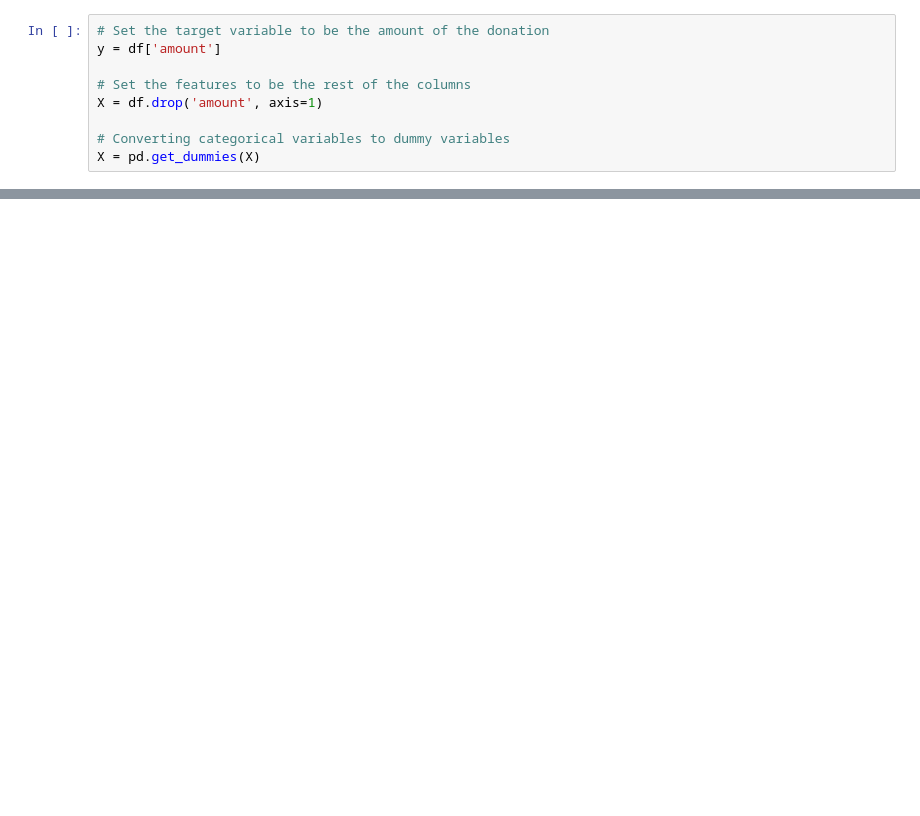
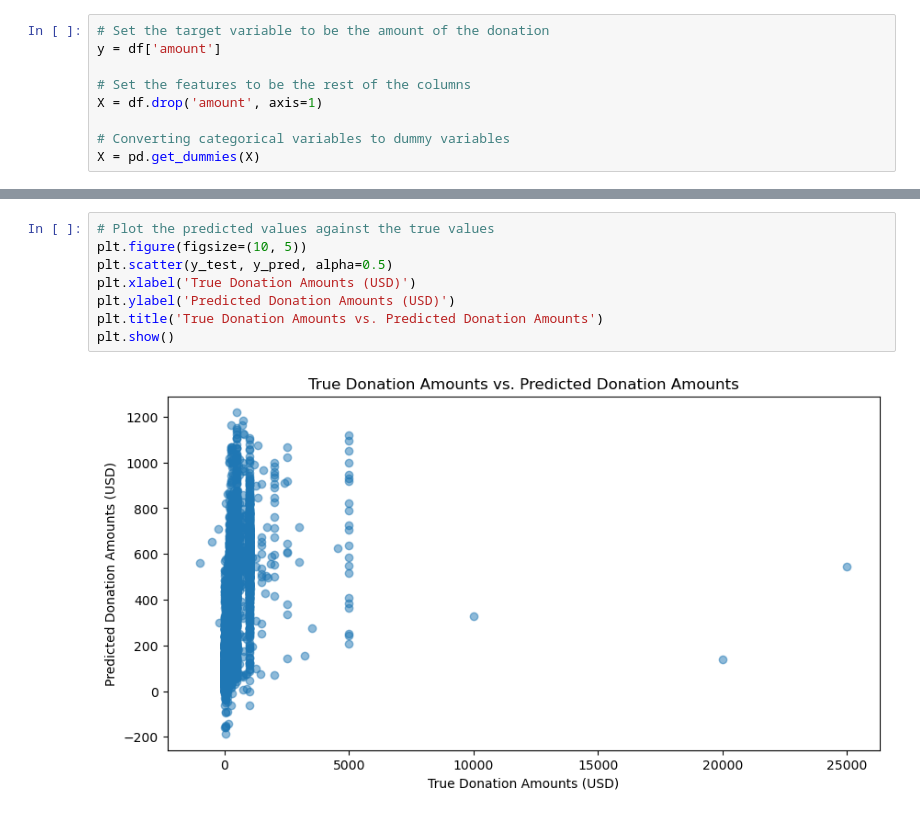
Before and after one commit to aaronzberger/donorAskAmount, a Jupyter notebook: src/non_repeat_classification.ipynb, the cells around one changed output, grey strips where cells are left out. Cells and saved outputs as stored; diff of their text form; blank space fills up the shorter version.

```diff
--- a/src/non_repeat_classification.ipynb
+++ b/src/non_repeat_classification.ipynb
@@ -100,0 +110,10 @@ plt.show()
+# %%
+# Plot the predicted values against the true values
+plt.figure(figsize=(10, 5))
+plt.scatter(y_test, y_pred, alpha=0.5)
+plt.xlabel('True Donation Amounts (USD)')
+plt.ylabel('Predicted Donation Amounts (USD)')
+plt.title('True Donation Amounts vs. Predicted Donation Amounts')
+plt.show()
+# %% [output]
+[figure, added]
```
Also changed, not shown: parts of 11 cells of this notebook.
